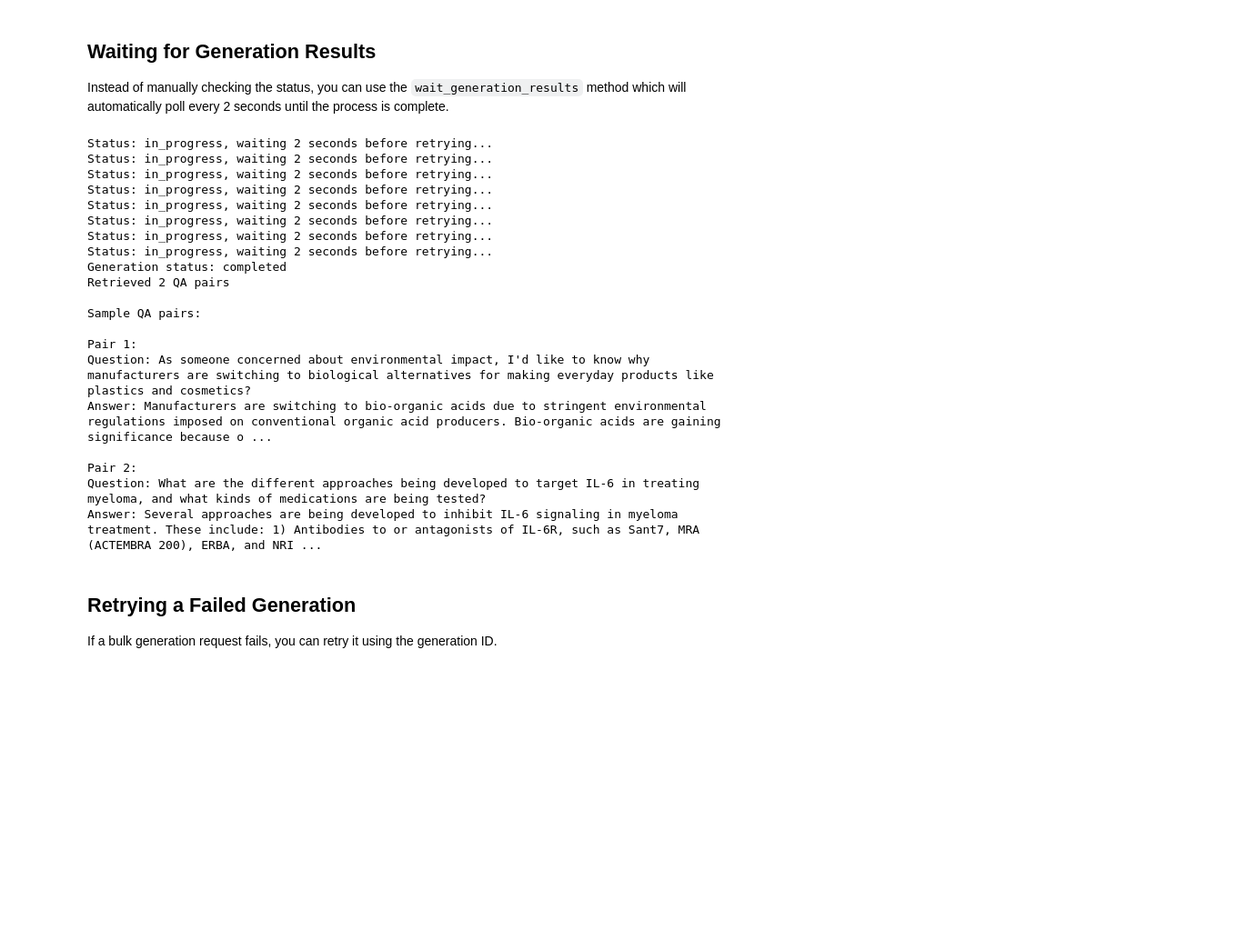
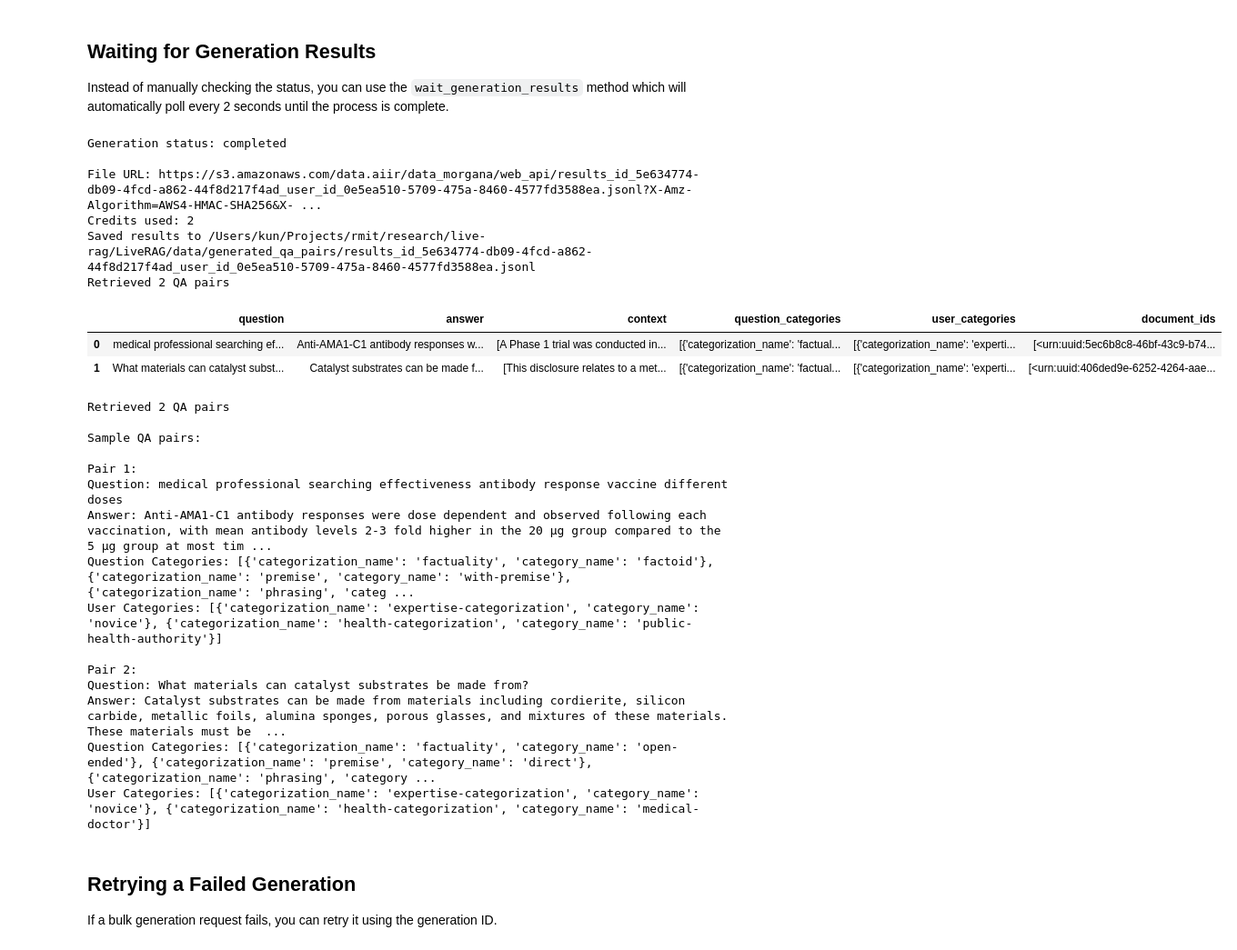
Before and after one commit to rmit-ir/GRAG-LiveRAG, a Jupyter notebook: notebooks/test_data_morgana.ipynb, the cells around one changed output. Shown at 91% size. Saved outputs shown, nothing was run; the diff lists cells and outputs as text; code cells hidden in the pictures; blank space fills up the shorter version.

Commit message:
feat: add generated qa pairs

```diff
--- a/notebooks/test_data_morgana.ipynb
+++ b/notebooks/test_data_morgana.ipynb
@@ -215,21 +210,3 @@ Bulk Generation Response:
 ## Fetching Bulk Generation Results
 
 After submitting a bulk generation request, you can check its status and retrieve the results using the generation ID.
-# %%
-# Fetch generation results
-results = dm.fetch_generation_results(generation_id)
-
-# Display the results
-print("Generation Results:")
-print(f"Status: {results.get('status', 'Unknown')}")
-
-# If the generation is complete, display a sample of the generated QA pairs
-if results.get('status') == 'COMPLETED' and 'qa_pairs' in results:
-    print(f"\nTotal QA pairs generated: {len(results['qa_pairs'])}")
-    print("\nSample QA pairs:")
-    for i, qa_pair in enumerate(results['qa_pairs'][:2]):  # Show first 2 pairs
-        print(f"\nPair {i+1}:")
-        print(f"Question: {qa_pair['question']}")
-        print(f"Answer: {qa_pair['answer']}")
-        if 'metadata' in qa_pair:
-            print(f"Categories: {qa_pair['metadata']}")
@@ -242,38 +226,45 @@ Status: in_progress
 Instead of manually checking the status, you can use the `wait_generation_results` method which will automatically poll every 2 seconds until the process is complete.
 # %%
 # Wait for results (this will poll automatically every 2 seconds)
-complete_results = dm.wait_generation_results(generation_id)
+# When parse_results=True (default), it returns a list of QAPair objects
+qa_pairs = dm.wait_generation_results(generation_id)
+display(dm.to_dataframe(qa_pairs))
 
 # Display the results once completed
-if 'qa_pairs' in complete_results:
-    print("\nSample QA pairs:")
-    for i, qa_pair in enumerate(complete_results['qa_pairs'][:2]):
-        print(f"\nPair {i+1}:")
-        print(f"Question: {qa_pair['question']}")
-        print(f"Answer: {qa_pair['answer']}")
-        if 'metadata' in qa_pair:
-            print(f"Categories: {qa_pair['metadata']}")
+print(f"Retrieved {len(qa_pairs)} QA pairs")
+print("\nSample QA pairs:")
+
+for i, qa_pair in enumerate(qa_pairs[:2]):  # Show first 2 pairs
+    print(f"\nPair {i+1}:")
+    print(f"Question: {qa_pair.question}")
+    print(f"Answer: {qa_pair.answer}")
+    print(f"Question Categories: {qa_pair.question_categories}")
+    print(f"User Categories: {qa_pair.user_categories}")
 # %% [output]
-Status: in_progress, waiting 2 seconds before retrying...
-Status: in_progress, waiting 2 seconds before retrying...
-Status: in_progress, waiting 2 seconds before retrying...
-Status: in_progress, waiting 2 seconds before retrying...
-Status: in_progress, waiting 2 seconds before retrying...
-Status: in_progress, waiting 2 seconds before retrying...
-Status: in_progress, waiting 2 seconds before retrying...
-Status: in_progress, waiting 2 seconds before retrying...
 Generation status: completed
+
+File URL: https://s3.amazonaws.com/data.aiir/data_morgana/web_api/results_id_5e634774-db09-4fcd-a862-44f8d217f4ad_user_id_0e5ea510-5709-475a-8460-4577fd3588ea.jsonl?X-Amz-Algorithm=AWS4-HMAC-SHA256&X- ...
+Credits used: 2
+Saved results to /Users/kun/Projects/rmit/research/live-rag/LiveRAG/data/generated_qa_pairs/results_id_5e634774-db09-4fcd-a862-44f8d217f4ad_user_id_0e5ea510-5709-475a-8460-4577fd3588ea.jsonl
 Retrieved 2 QA pairs
-
-Sample QA pairs:
-
-Pair 1:
-Question: As someone concerned about environmental impact, I'd like to know why manufacturers are switching to biological alternatives for making everyday products like plastics and cosmetics?
-Answer: Manufacturers are switching to bio-organic acids due to stringent environmental regulations imposed on conventional organic acid producers. Bio-organic acids are gaining significance because o ...
-
-Pair 2:
-Question: What are the different approaches being developed to target IL-6 in treating myeloma, and what kinds of medications are being tested?
-Answer: Several approaches are being developed to inhibit IL-6 signaling in myeloma treatment. These include: 1) Antibodies to or antagonists of IL-6R, such as Sant7, MRA (ACTEMBRA 200), ERBA, and NRI ...
+|  | question | answer | context | question_categories | user_categories | document_ids |
+| 0 | medical professional searching ef... | Anti-AMA1-C1 antibody responses w... | [A Phase 1 trial was conducted in... | [{'categorization_name': 'factual... | [{'categorization_name': 'experti... | [<urn:uuid:5ec6b8c8-46bf-43c9-b74... |
+| 1 | What materials can catalyst subst... | Catalyst substrates can be made f... | [This disclosure relates to a met... | [{'categorization_name': 'factual... | [{'categorization_name': 'experti... | [<urn:uuid:406ded9e-6252-4264-aae... |
+Retrieved 2 QA pairs
+
+Sample QA pairs:
+
+Pair 1:
+Question: medical professional searching effectiveness antibody response vaccine different doses
+Answer: Anti-AMA1-C1 antibody responses were dose dependent and observed following each vaccination, with mean antibody levels 2-3 fold higher in the 20 μg group compared to the 5 μg group at most tim ...
+Question Categories: [{'categorization_name': 'factuality', 'category_name': 'factoid'}, {'categorization_name': 'premise', 'category_name': 'with-premise'}, {'categorization_name': 'phrasing', 'categ ...
+User Categories: [{'categorization_name': 'expertise-categorization', 'category_name': 'novice'}, {'categorization_name': 'health-categorization', 'category_name': 'public-health-authority'}]
+
+Pair 2:
+Question: What materials can catalyst substrates be made from?
+Answer: Catalyst substrates can be made from materials including cordierite, silicon carbide, metallic foils, alumina sponges, porous glasses, and mixtures of these materials. These materials must be  ...
+Question Categories: [{'categorization_name': 'factuality', 'category_name': 'open-ended'}, {'categorization_name': 'premise', 'category_name': 'direct'}, {'categorization_name': 'phrasing', 'category ...
+User Categories: [{'categorization_name': 'expertise-categorization', 'category_name': 'novice'}, {'categorization_name': 'health-categorization', 'category_name': 'medical-doctor'}]
 # %% [markdown]
 ## Retrying a Failed Generation
 
```
Also changed, not shown: parts of 6 cells of this notebook, 8 other files.
